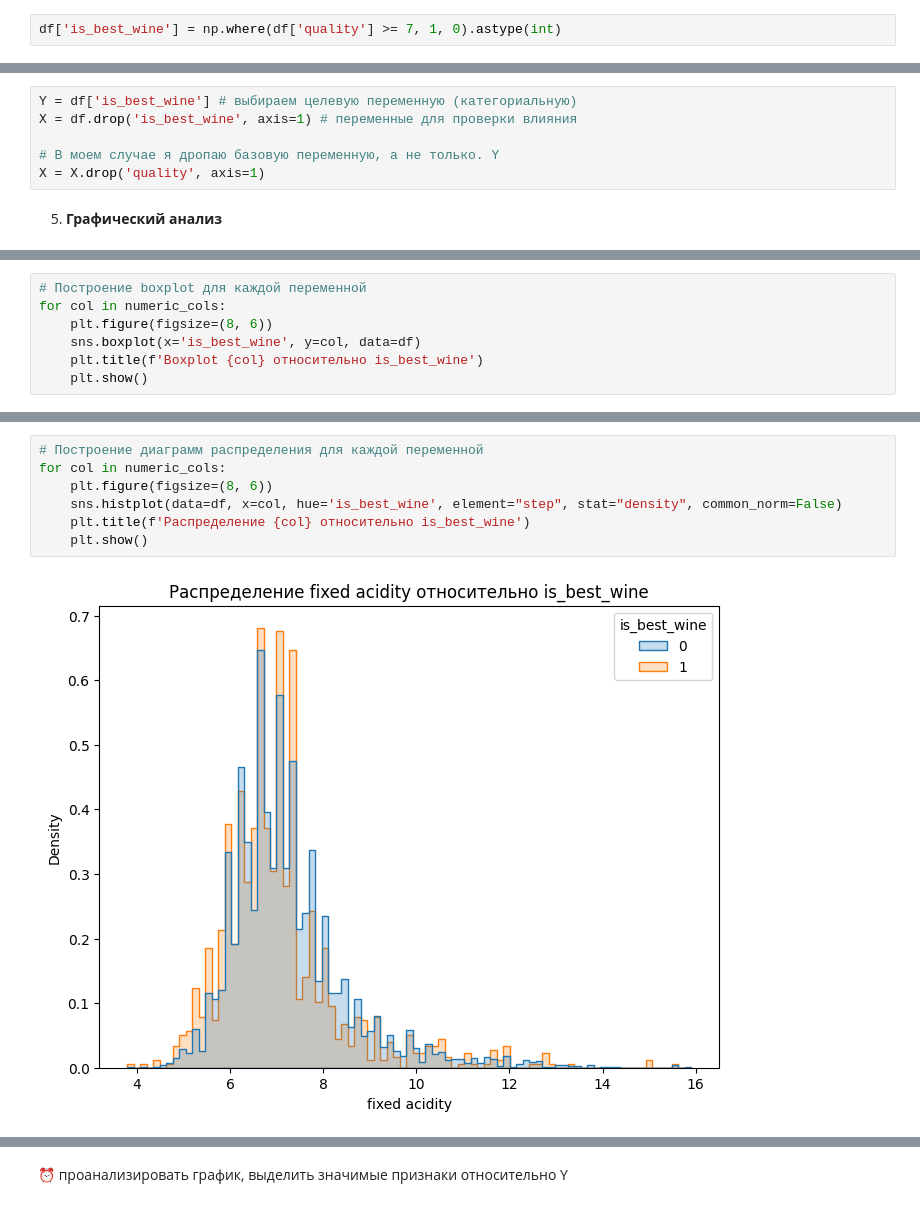
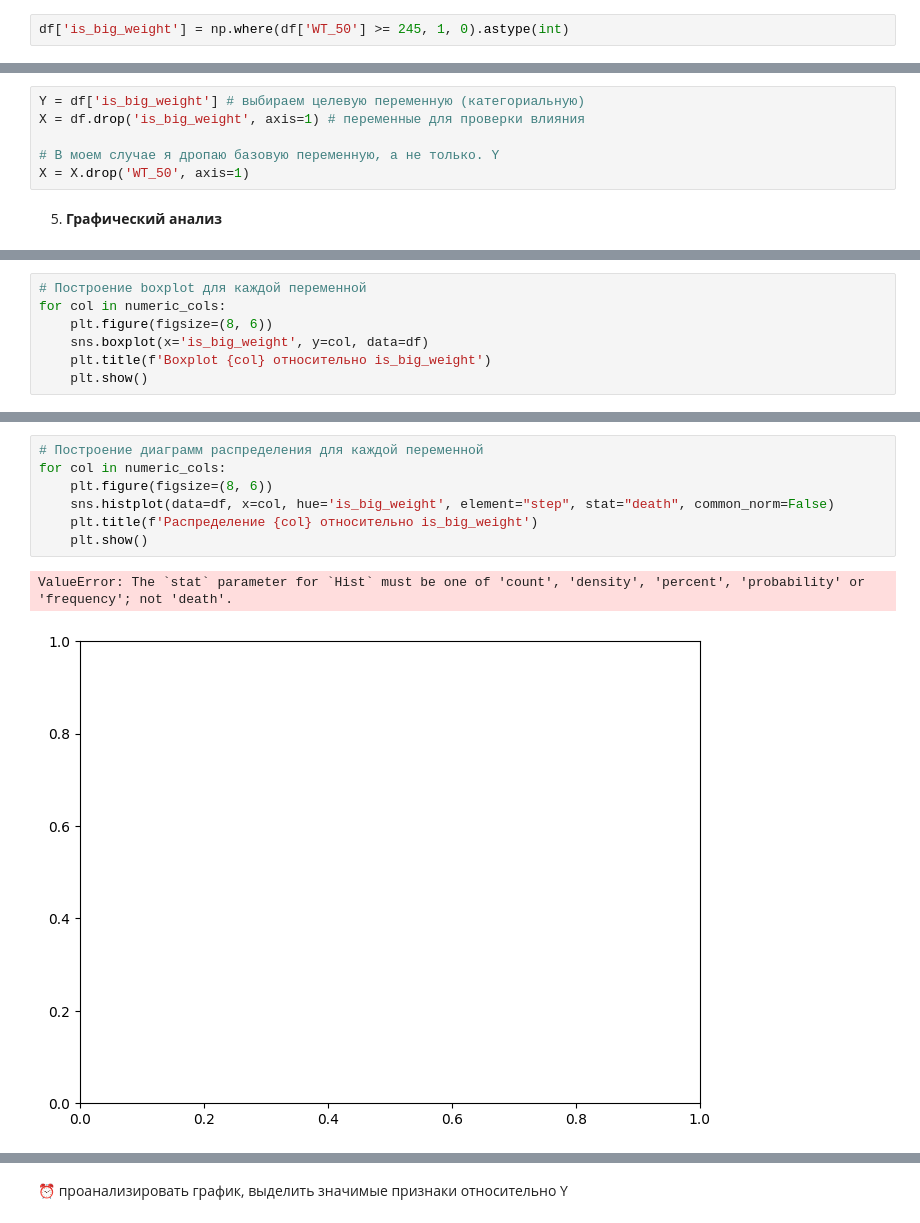
Before and after one commit to wolfram3002/Atomic_Heart, a Jupyter notebook: Практика_2.ipynb, the cells around one changed output, grey strips where cells are left out. Saved outputs shown, nothing was run; the diff lists cells and outputs as text.

````diff
--- a/Практика_2.ipynb
+++ b/Практика_2.ipynb
@@ -235,7 +275,7 @@ dtype: int64
 
 ```В моем датасете была выбрана целевая переменная is_best_wine -> которая была преобразована из quality (если качество >= 7, то вино считается лучшим, иначе не лучшее)```
 # %%
-df['is_best_wine'] = np.where(df['quality'] >= 7, 1, 0).astype(int)
+df['is_big_weight'] = np.where(df['WT_50'] >= 245, 1, 0).astype(int)
 # %%
 df.columns
 # %% [output]
@@ -245,10 +285,10 @@ Index(['fixed acidity', 'volatile acidity', 'citric acid', 'residual sugar',
       dtype='object')
 # %%
-Y = df['is_best_wine'] # выбираем целевую переменную (категориальную)
-X = df.drop('is_best_wine', axis=1) # переменные для проверки влияния
+Y = df['is_big_weight'] # выбираем целевую переменную (категориальную)
+X = df.drop('is_big_weight', axis=1) # переменные для проверки влияния
 
 # В моем случае я дропаю базовую переменную, а не только. Y
-X = X.drop('quality', axis=1)
+X = X.drop('WT_50', axis=1)
 # %% [markdown]
 5. **Графический анализ**
 # %%
@@ -273,7 +313,7 @@ numeric_cols
 # Построение boxplot для каждой переменной
 for col in numeric_cols:
     plt.figure(figsize=(8, 6))
-    sns.boxplot(x='is_best_wine', y=col, data=df)
-    plt.title(f'Boxplot {col} относительно is_best_wine')
+    sns.boxplot(x='is_big_weight', y=col, data=df)
+    plt.title(f'Boxplot {col} относительно is_big_weight')
     plt.show()
 # %% [output]
@@ -291,9 +333,10 @@ for col in numeric_cols:
 # %%
 # Построение диаграмм распределения для каждой переменной
 for col in numeric_cols:
     plt.figure(figsize=(8, 6))
-    sns.histplot(data=df, x=col, hue='is_best_wine', element="step", stat="density", common_norm=False)
-    plt.title(f'Распределение {col} относительно is_best_wine')
+    sns.histplot(data=df, x=col, hue='is_big_weight', element="step", stat="death", common_norm=False)
+    plt.title(f'Распределение {col} относительно is_big_weight')
     plt.show()
 # %% [output]
+ValueError: The `stat` parameter for `Hist` must be one of 'count', 'density', 'percent', 'probability' or 'frequency'; not 'death'.
-[figure, old version]
+[figure, new version]
````
Also changed, not shown: parts of 14 cells of this notebook.
